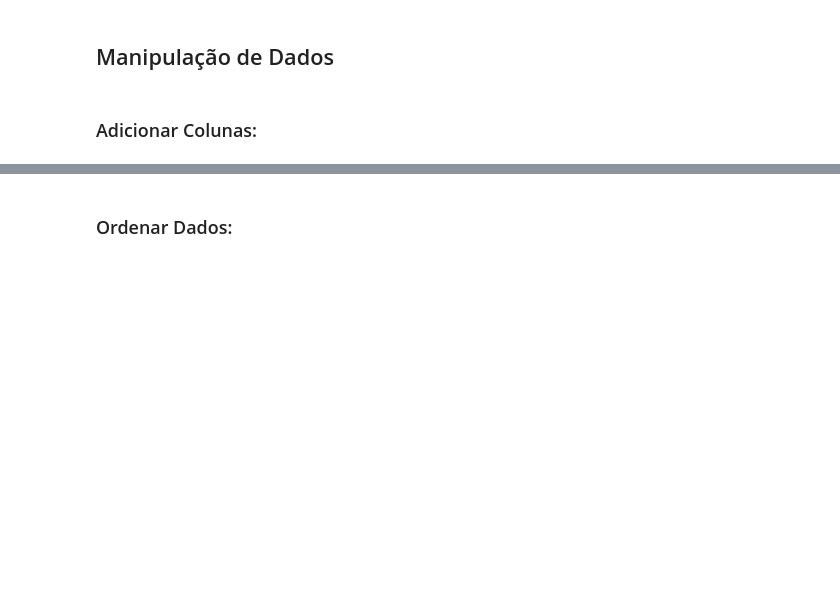
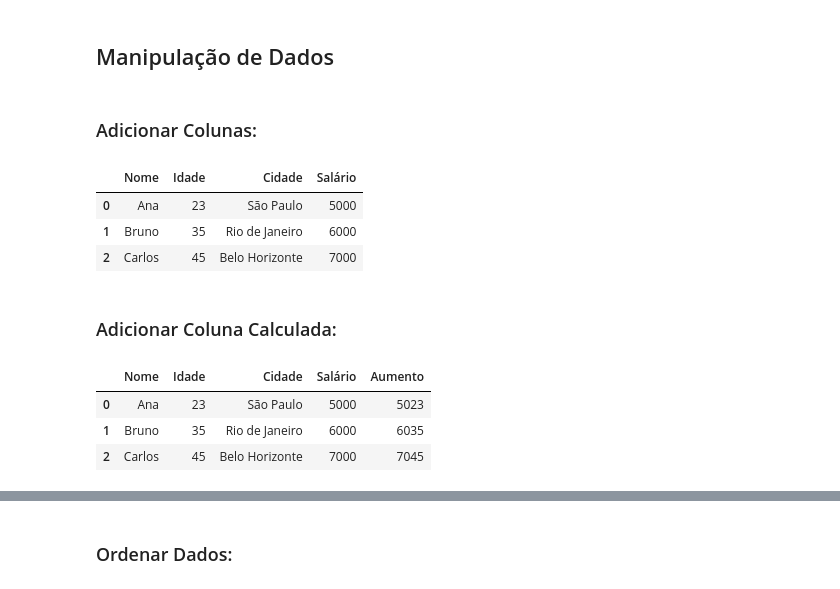
Before and after one commit to guipaleari/udemy_estudo_python, a Jupyter notebook: 01.Introducao/06.pandas.ipynb, the cells around one changed output, grey strips where cells are left out. Drawn from its saved outputs; the diff is of its cells as text; code cells hidden in the pictures; blank space fills up the shorter version.

```diff
--- a/01.Introducao/06.pandas.ipynb
+++ b/01.Introducao/06.pandas.ipynb
@@ -124,3 +124,19 @@ Name: Idade, dtype: int64
 ### Adicionar Colunas:
 # %%
 df['Salário'] = [5000, 6000, 7000]
+df
+# %% [output]
+|  | Nome | Idade | Cidade | Salário |
+| 0 | Ana | 23 | São Paulo | 5000 |
+| 1 | Bruno | 35 | Rio de Janeiro | 6000 |
+| 2 | Carlos | 45 | Belo Horizonte | 7000 |
+# %% [markdown]
+### Adicionar Coluna Calculada:
+# %%
+df['Aumento'] = df['Salário'] + df['Idade']
+df
+# %% [output]
+|  | Nome | Idade | Cidade | Salário | Aumento |
+| 0 | Ana | 23 | São Paulo | 5000 | 5023 |
+| 1 | Bruno | 35 | Rio de Janeiro | 6000 | 6035 |
+| 2 | Carlos | 45 | Belo Horizonte | 7000 | 7045 |
```
Also changed, not shown: parts of 11 cells of this notebook, 3 other files.
